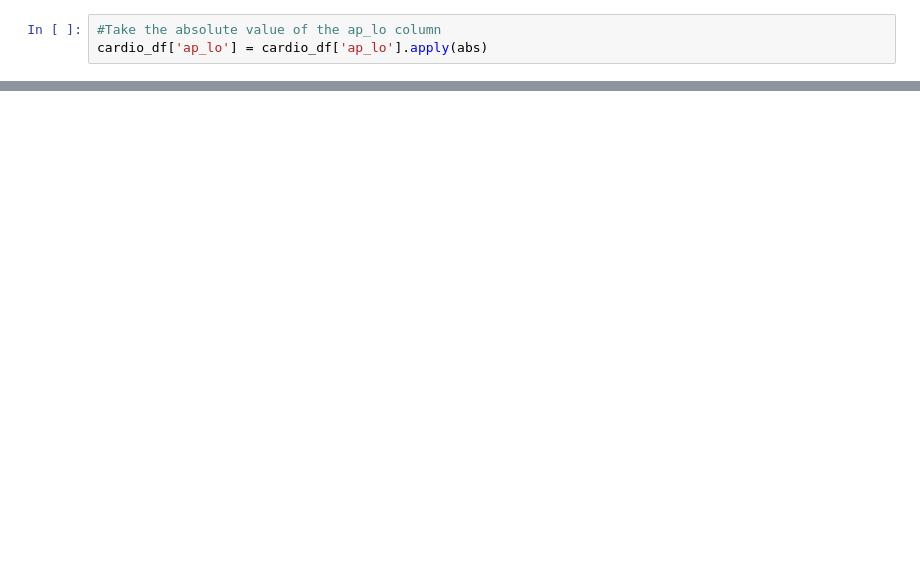
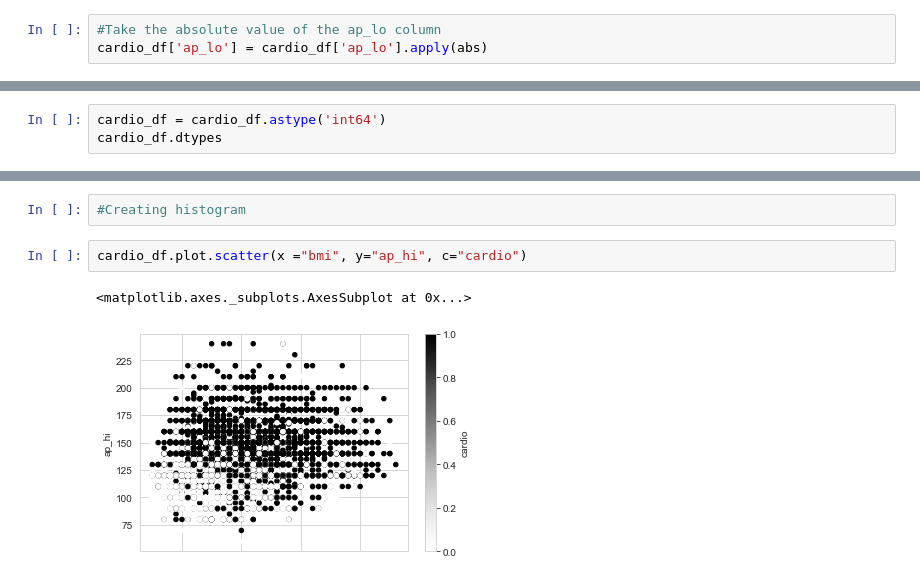
Before and after one commit to enrique-bustamante/Group2_Cardiovascular_Project, a Jupyter notebook: Database/Cardiovascular_Project.ipynb, the cells around one changed output, grey strips where cells are left out. Drawn from its saved outputs; the diff is of its cells as text; blank space fills up the shorter version.

```diff
--- a/Database/Cardiovascular_Project.ipynb
+++ b/Database/Cardiovascular_Project.ipynb
@@ -99,0 +346,3 @@ cardio_df_behavior.to_csv(r'C:\Users\Sara\Desktop\Group2_Cardiovascular_Project\
+# %%
+cardio_df = cardio_df.astype('int64')
+cardio_df.dtypes
@@ -99,0 +452,7 @@ cardio_df_behavior.to_csv(r'C:\Users\Sara\Desktop\Group2_Cardiovascular_Project\
+# %%
+#Creating histogram
+# %%
+cardio_df.plot.scatter(x ="bmi", y="ap_hi", c="cardio")
+# %% [output]
+<matplotlib.axes._subplots.AxesSubplot at 0x...>
+[figure, added]
```
Also changed, not shown: parts of 45 cells of this notebook, 5 other files.
